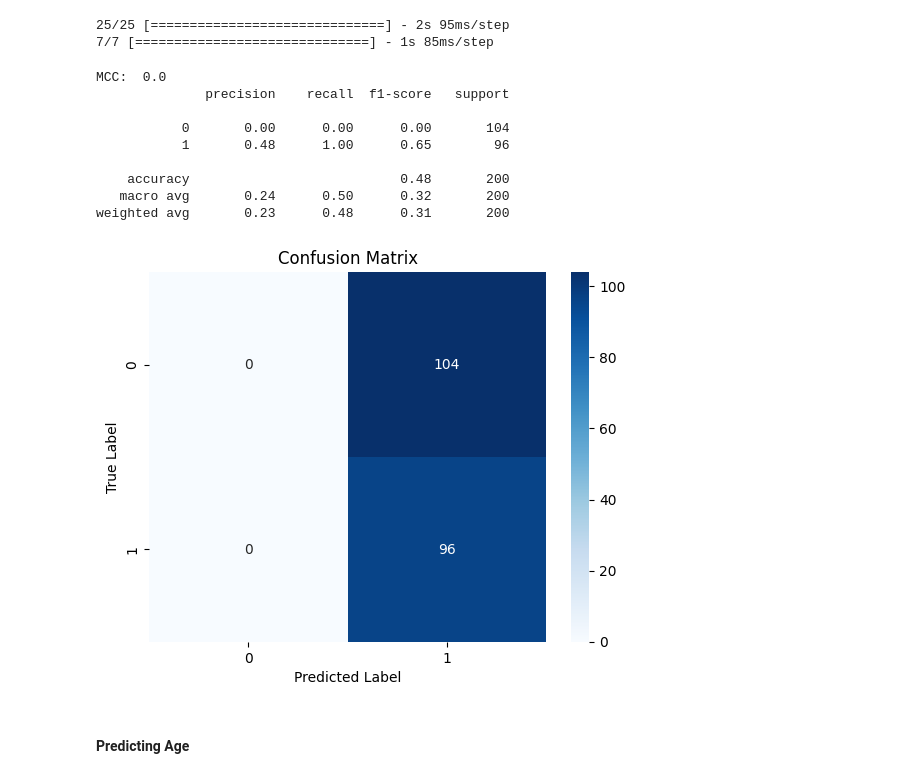
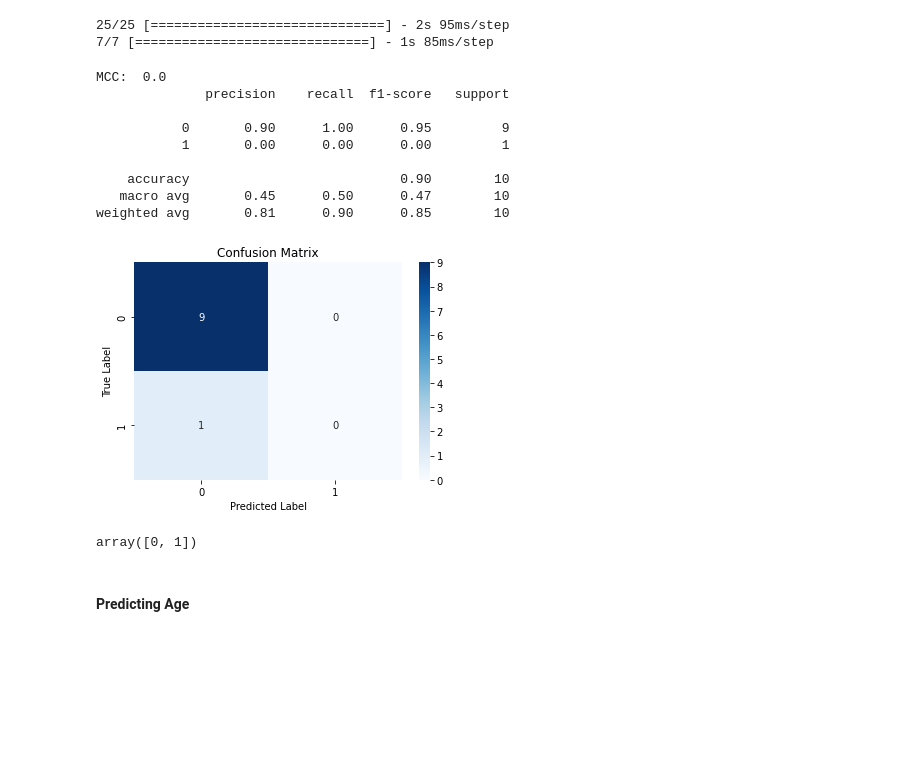
Before and after one commit to ASobreira/Advanced-Machine-Learning, a Jupyter notebook: Project/Project/project_AAA_tudoCorre.ipynb, the cells around one changed output. Drawn from its saved outputs; the diff is of its cells as text; code cells hidden in the pictures; blank space fills up the shorter version.

Commit message:
server test

```diff
--- a/Project/Project/project_AAA_tudoCorre.ipynb
+++ b/Project/Project/project_AAA_tudoCorre.ipynb
@@ -98,7 +98,7 @@ ethnicities = []
 counter = 0
 
 for file in files:
-    if counter == 1000:
+    if counter == 50:
         break
 
     image = cv2.imread(path+file)
@@ -1209,10 +1220,15 @@ input = layers.Input(shape=(200, 200, 3))
 #valor alto apanha artefactos, e valor baixo nao captura bem as features da imagem
 latent_dim = 2000
 
+
+## Classe
+
 # Encoder
 
 #didnt increase filter count in encoder and decrease equally in decoder because
 #it can lead to overfitting
+
+
 
 x = layers.Conv2D(64, (3,3), activation='relu', padding='same', strides = 2)(input)
 #x = layers.MaxPooling2D((2,2), padding='same')(x)#dividir imagem por factor de 2
@@ -1221,7 +1237,7 @@ x = layers.Conv2D(32, (3,3), activation='relu', padding='same', strides = 2)(x)#
 x = layers.Conv2D(16, (3,3), activation='relu', padding='same', strides = 2)(x)
 #x = layers.MaxPooling2D((2,2), padding='same')(x)#25*25*16=10000
 x = layers.Flatten()(x)
-x = layers.Dense(latent_dim, activation='relu')(x)
+enc = layers.Dense(latent_dim, activation='relu')(x)
 
 # Decoder
 
@@ -1235,7 +1251,7 @@ x = layers.Dense(latent_dim, activation='relu')(x)
 #fazer a layer dense fica um vector
 #fazer reshape depois do 2 dense para voltar a ter imagem do vetor criado
 
-x = layers.Dense(25*25*16, activation='relu')(x)
+x = layers.Dense(25*25*16, activation='relu')(enc)
 x = layers.Reshape((25,25,16))(x)
 #x = layers.UpSampling2D((2,2))(x)
 x = layers.Conv2DTranspose(32, (3, 3), activation="relu", padding="same", strides = 2)(x)
@@ -1306,3 +1322,8 @@ Epoch 1/2
 Epoch 2/2
 25/25 [==============================] - 12s 478ms/step - loss: -477887954944.0000 - val_loss: -3484980346880.0000
 <keras.callbacks.History at 0x...>
+# %%
+new_model = Model(input, enc)
+# %%
+pred_train = new_model.predict(X_train)
+pred_test = new_model.predict(X_test)
@@ -1336,43 +1360,47 @@ print(flattened_images_array.shape)
 """
 # %%
 clf = SVC()
-clf.fit(encoded_X_train, y_train)
+clf.fit(pred_train, y_train)
 
 # Evaluate the classifier on the testing data
-y_pred = clf.predict(encoded_X_test)
+y_pred = clf.predict(pred_test)
 
 mcc = matthews_corrcoef(y_test, y_pred)
 #accuracy = accuracy_score(y_test, y_pred)
 print("MCC: ", mcc)
 #print("Accuracy: ", accuracy)
 print(classification_report(y_test, y_pred))
 #confusion_matrix(y_test, y_pred)
 
 labelGender = list(set(genders))
 
 # assume y_true and y_pred are the true and predicted labels, respectively
 cm = confusion_matrix(y_test, y_pred)
 
 # create a heatmap of the confusion matrix using seaborn
 sns.heatmap(cm, annot=True, cmap="Blues", fmt="d", xticklabels=labelGender, yticklabels=labelGender)
 
 # set plot labels and title
 plt.xlabel('Predicted Label')
 plt.ylabel('True Label')
 plt.title('Confusion Matrix')
 
 plt.show()
 # %% [output]
 MCC:  0.0
               precision    recall  f1-score   support
 
-           0       0.00      0.00      0.00       104
-           1       0.48      1.00      0.65        96
+           0       0.90      1.00      0.95         9
+           1       0.00      0.00      0.00         1
 
-    accuracy                           0.48       200
-   macro avg       0.24      0.50      0.32       200
-weighted avg       0.23      0.48      0.31       200
+    accuracy                           0.90        10
+   macro avg       0.45      0.50      0.47        10
+weighted avg       0.81      0.90      0.85        10
-[figure, old version]
+[figure, new version]
+# %%
+np.unique(y_test)
+# %% [output]
+array([0, 1])
 # %% [markdown]
 #### Predicting Age
 # %%
```
Also changed, not shown: parts of 5 cells of this notebook, 1 other file.
